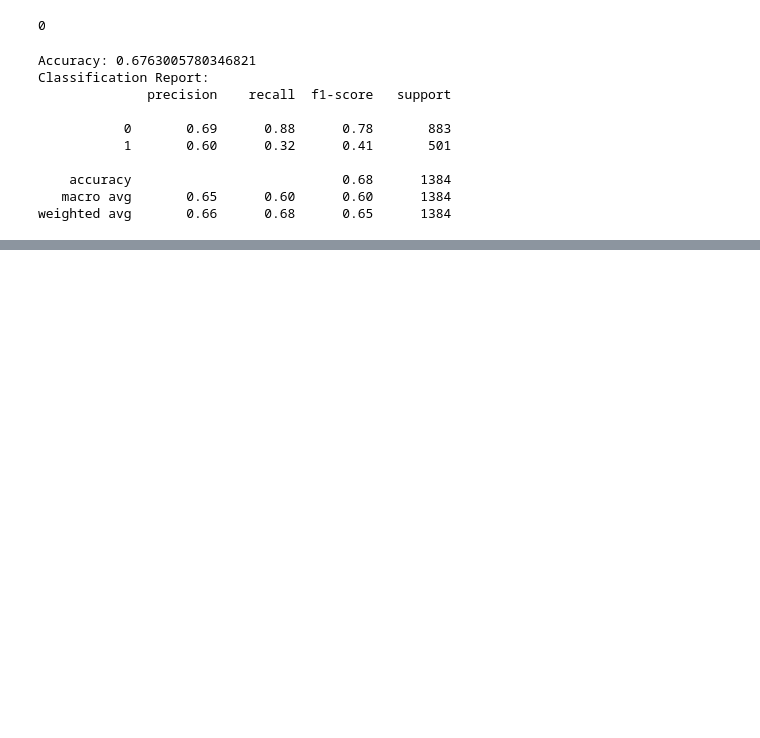
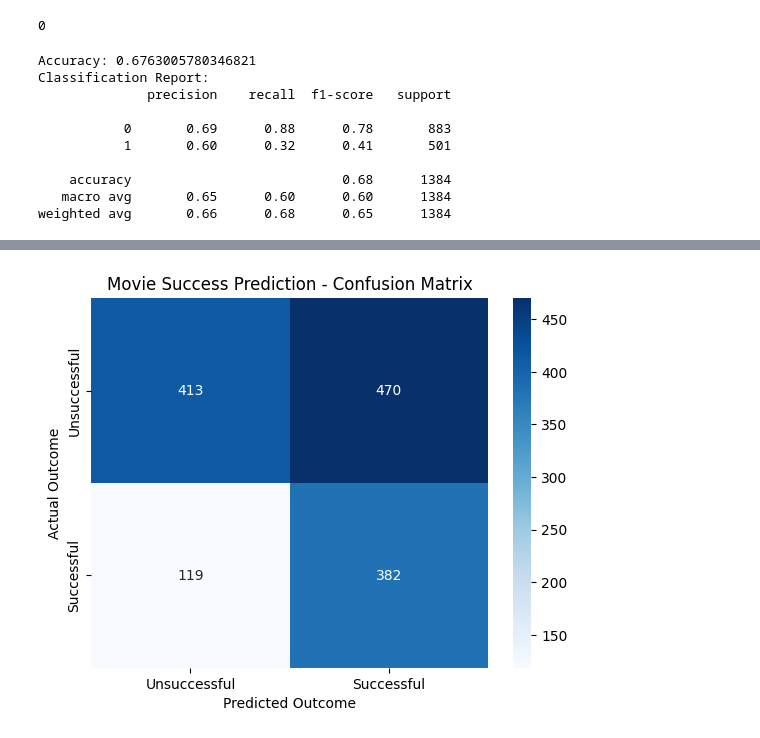
Before and after one commit to DS-6021-Group-2/DS6021_Group2_FinalProject, a Jupyter notebook: Modeling_scripts/models.ipynb, the cells around one changed output, grey strips where cells are left out. Cells and saved outputs as stored; diff of their text form; code cells hidden in the pictures; blank space fills up the shorter version.

```diff
--- a/Modeling_scripts/models.ipynb
+++ b/Modeling_scripts/models.ipynb
@@ -102,0 +419,16 @@ weighted avg       0.66      0.68      0.65      1384
+# %%
+y_test_prob = model.predict_proba(X_test)[:, 1]
+from sklearn.metrics import (
+    precision_score,
+    recall_score,
+    f1_score,
+    accuracy_score,
+    confusion_matrix,
+    classification_report
+)
+
+y_test_pred = (y_test_prob >= 0.30).astype(int)
+print("Accuracy:", accuracy_score(y_test, y_test_pred))
+print("Precision:", precision_score(y_test, y_test_pred))
+print("Recall:", recall_score(y_test, y_test_pred))
+print("F1:", f1_score(y_test, y_test_pred))
@@ -102,0 +450,22 @@ weighted avg       0.66      0.68      0.65      1384
+# %%
+import seaborn as sns
+import matplotlib.pyplot as plt
+from sklearn.metrics import confusion_matrix
+
+cm = confusion_matrix(y_test, y_test_pred)
+
+sns.heatmap(
+    cm,
+    annot=True,
+    fmt='d',
+    cmap='Blues',
+    xticklabels=['Unsuccessful', 'Successful'],
+    yticklabels=['Unsuccessful', 'Successful']
+)
+
+plt.xlabel('Predicted Outcome')
+plt.ylabel('Actual Outcome')
+plt.title('Movie Success Prediction - Confusion Matrix')
+plt.show()
+# %% [output]
+[figure, added]
```
Also changed, not shown: parts of 29 cells of this notebook.
